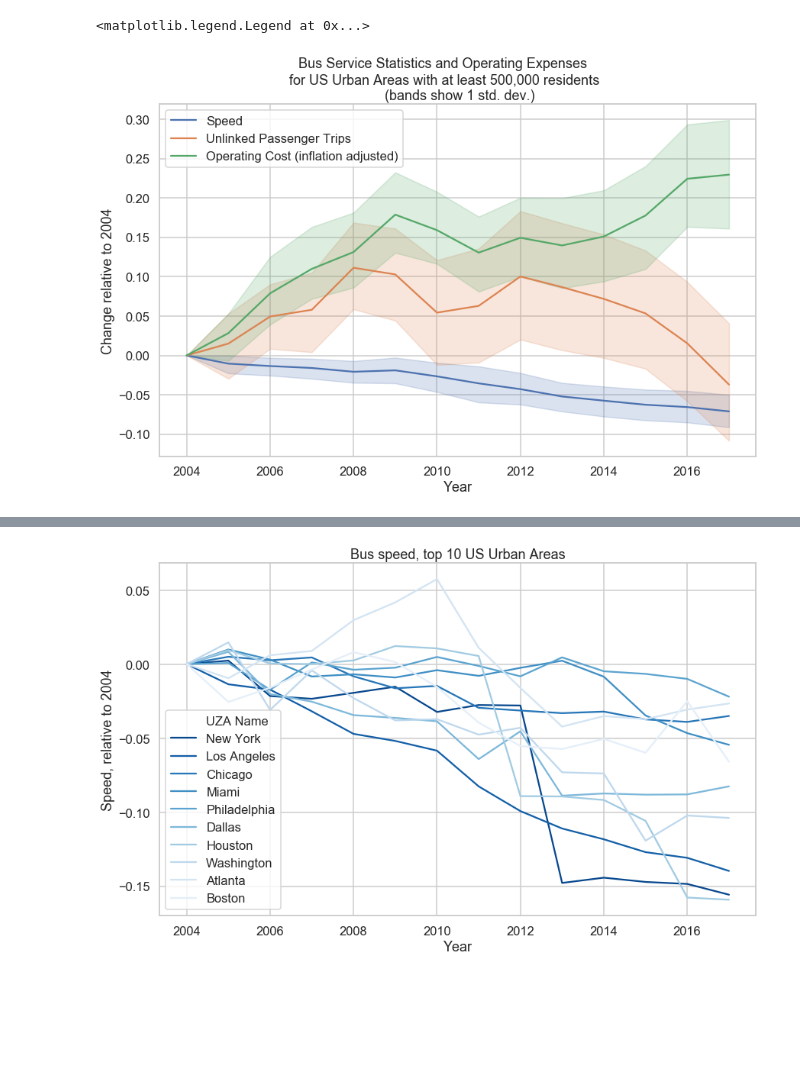
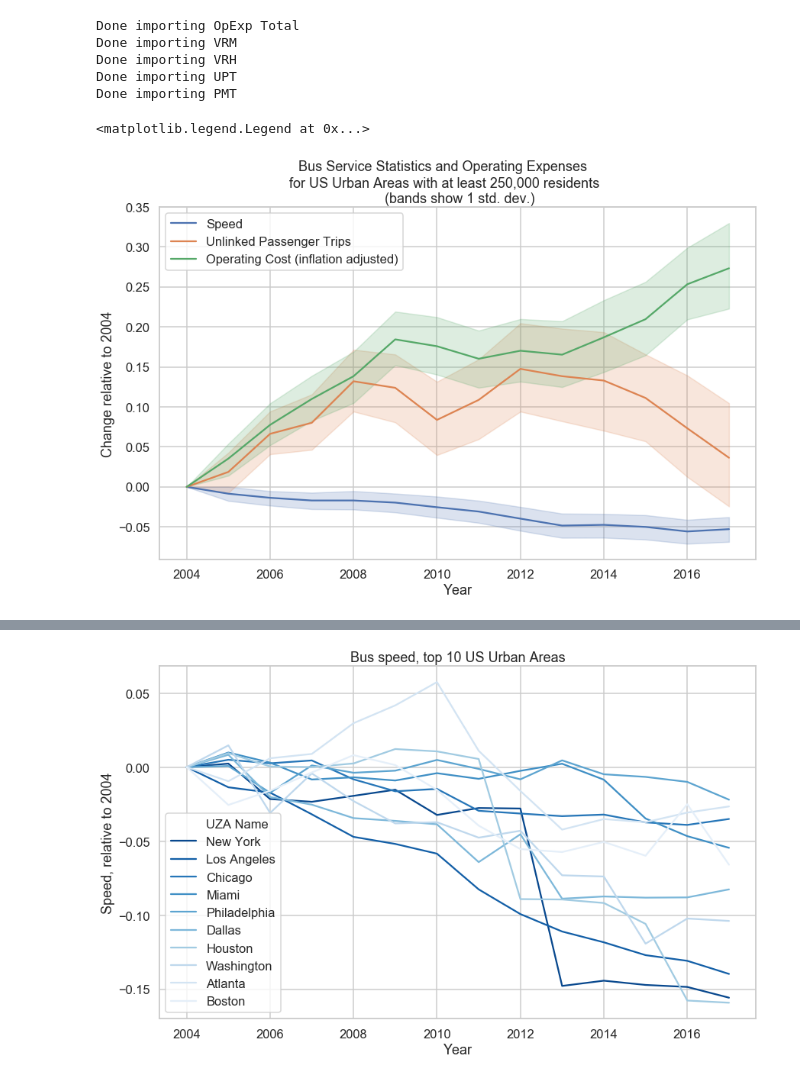
Before and after one commit to ansoncfit/bus-slowdown, a Jupyter notebook: BusSlowdown.ipynb, the cells around one changed output, grey strips where cells are left out. Saved outputs shown, nothing was run; the diff lists cells and outputs as text; code cells hidden in the pictures; blank space fills up the shorter version.

```diff
--- a/BusSlowdown.ipynb
+++ b/BusSlowdown.ipynb
@@ -30,8 +30,16 @@ for table in tables:
     svcdf.append(rawdf[
         (rawdf['Mode'] == 'MB') &  #MB = municipal bus mode
         (rawdf['Reporter Type'] == 'Full Reporter') &
-        (rawdf['UZA Population'] > 500000)
+        (rawdf['UZA Population'] > 250000)
     ])
+
+    print('Done importing ' + table)
+# %% [output]
+Done importing OpExp Total
+Done importing VRM
+Done importing VRH
+Done importing UPT
+Done importing PMT
 # %%
 # Process service data and operating expenses
 dropColumns = ['Last Report Year', 'NTD ID', 'Census Year',  'UZA Area SQ Miles', 'UZA Population']
@@ -99,32 +107,33 @@ opex_pmt = relativeToYear(opex_pmt, '2004', indexColumns)
 opex_pmt = cleanForCharting(opex_pmt)
 
 opex_rel = relativeToYear(opex, '2004', indexColumns)
 opex_rel = cleanForCharting(opex_rel)
 
 vrm_rel = relativeToYear(vrm, '2004', indexColumns)
 vrm_rel = cleanForCharting(vrm_rel)
 
 vrh_rel = relativeToYear(vrh, '2004', indexColumns)
 vrh_rel = cleanForCharting(vrh_rel)
 
 upt_rel = relativeToYear(upt, '2004', indexColumns)
 upt_rel = cleanForCharting(upt_rel)
 
+# This chart shows mean/variance across urban areas, not weighted by population or service
 # Plot with Seaborn
 sns.set(rc={'figure.figsize':(14,8.5)})
 sns.set_style("whitegrid")
 sns.set_context('talk')
 
 # ax = sns.lineplot(x='Year', y='stat', label='Vehicle Revenue Hours', data=vrh_rel)
 # ax = sns.lineplot(x='Year', y='stat', label='Vehicle Revenue Miles', data=vrm_rel)
 ax = sns.lineplot(x='Year', y='stat', label='Speed', data=speed)
 ax = sns.lineplot(x='Year', y='stat',  label='Unlinked Passenger Trips',data=upt_rel)
 ax = sns.lineplot(x='Year', y='stat', label='Operating Cost (inflation adjusted)', data=opex_rel)
 ax.set(ylabel='Change relative to 2004', title='Bus Service Statistics and Operating Expenses \
-       \n for US Urban Areas with at least 500,000 residents \
+       \n for US Urban Areas with at least 250,000 residents \
        \n (bands show 1 std. dev.)')
 
 ax.legend(loc='upper left')
 # %% [output]
 <matplotlib.legend.Legend at 0x...>
-[figure, old version]
+[figure, new version]
```
Also changed, not shown: parts of 2 cells of this notebook.
